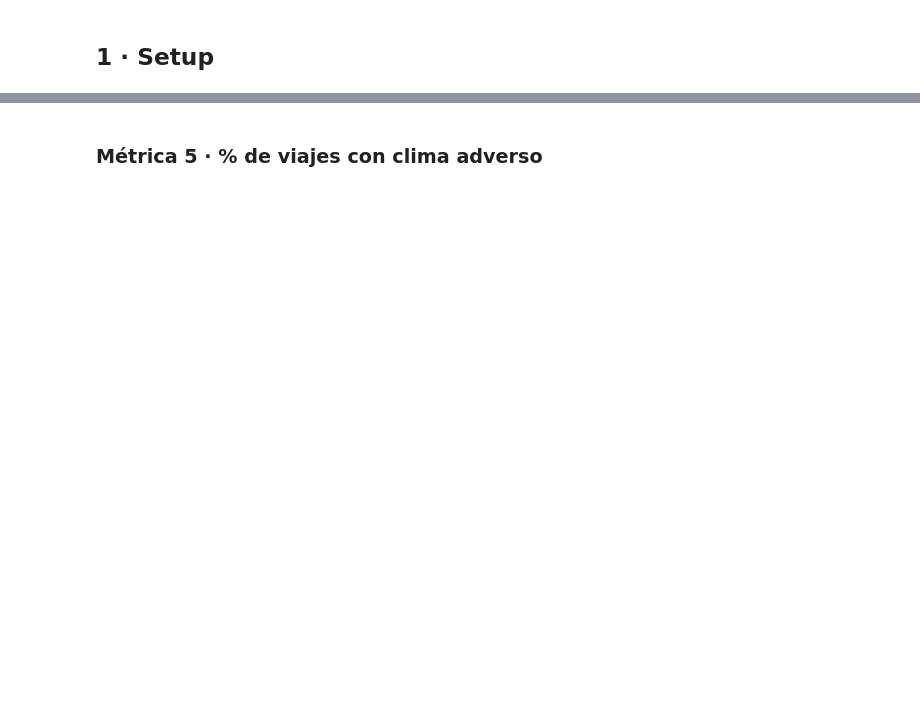
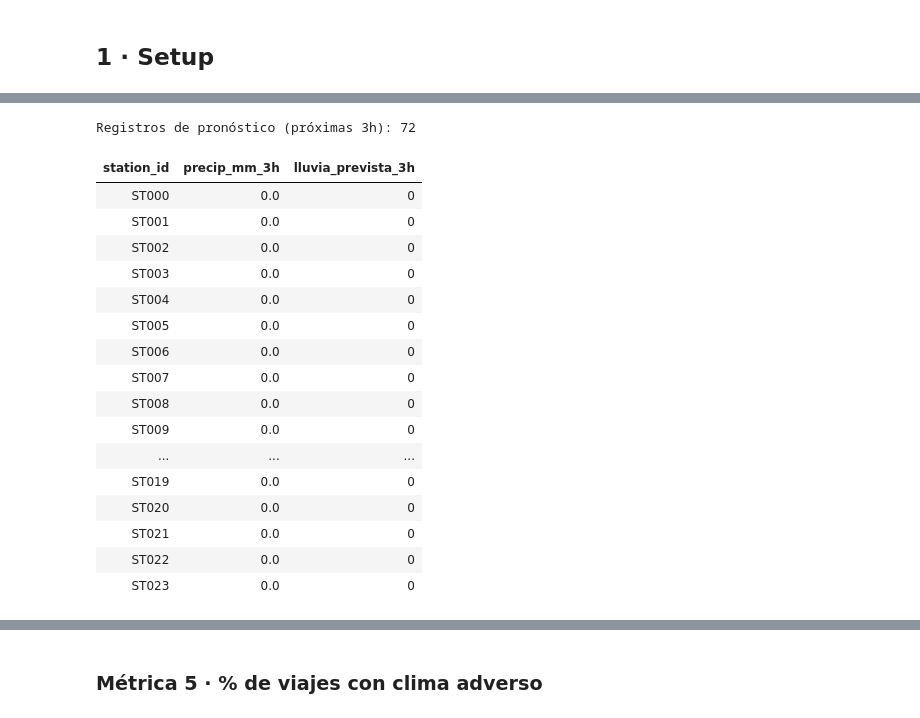
Before and after one commit to karenDelPino/Nexo_Urbano, a Jupyter notebook: 03-databricks/03_databricks.ipynb, the cells around one changed output, grey strips where cells are left out. Saved outputs shown, nothing was run; the diff lists cells and outputs as text; code cells hidden in the pictures; blank space fills up the shorter version.

```diff
--- a/03-databricks/03_databricks.ipynb
+++ b/03-databricks/03_databricks.ipynb
@@ -759,0 +418,64 @@ except Exception as e:
+# %%
+from zoneinfo import ZoneInfo
+
+# ===== M14 · Pregunta 1 (parte 1): pronóstico de lluvia, próximas 3h =====
+
+def pronostico_proximas_3h(estaciones, tz):
+    tz_info = ZoneInfo(tz)
+    ahora = datetime.now(tz_info).replace(tzinfo=None)  # hora local real de Bs As, sin tzinfo para comparar con Open-Meteo
+    hoy = ahora.strftime("%Y-%m-%d")
+    manana = (ahora + timedelta(days=1)).strftime("%Y-%m-%d")  # por si el rango cruza la medianoche
+
+    registros = []
+    for est in estaciones:
+        url, endpoint = url_open_meteo(est["lat"], est["lon"], hoy, manana, tz)
+        data, err = http_get_json(url, reintentos=2)
+        if err:
+            print(f"[{est['station_id']}] ERROR pronóstico: {err}")
+            continue
+
+        h = data.get("hourly", {})
+        horas = h.get("time", [])
+
+        for i, ts_str in enumerate(horas):
+            ts = datetime.fromisoformat(ts_str)
+            if ahora <= ts <= ahora + timedelta(hours=3):
+                registros.append({
+                    "station_id": est["station_id"],
+                    "ts_pronostico": ts_str,
+                    "precip_mm": h["precipitation"][i],
+                    "weather_code": h["weather_code"][i],
+                })
+
+    return registros
+
+
+registros_pronostico = pronostico_proximas_3h(ESTACIONES, P["tz"])
+print(f"Registros de pronóstico (próximas 3h): {len(registros_pronostico)}")
+
+df_pronostico = (spark.createDataFrame(registros_pronostico)
+    .withColumn("lluvia_prevista", F.col("weather_code") >= 51)
+    .groupBy("station_id")
+    .agg(F.sum("precip_mm").alias("precip_mm_3h"),
+         F.max(F.col("lluvia_prevista").cast("int")).alias("lluvia_prevista_3h")))
+
+mostrar(df_pronostico)
+# %% [output]
+Registros de pronóstico (próximas 3h): 72
+| station_id | precip_mm_3h | lluvia_prevista_3h |
+| ST000 | 0.0 | 0 |
+| ST001 | 0.0 | 0 |
+| ST002 | 0.0 | 0 |
+| ST003 | 0.0 | 0 |
+| ST004 | 0.0 | 0 |
+| ST005 | 0.0 | 0 |
+| ST006 | 0.0 | 0 |
+| ST007 | 0.0 | 0 |
+| ST008 | 0.0 | 0 |
+| ST009 | 0.0 | 0 |
+| ... | ... | ... |
+| ST019 | 0.0 | 0 |
+| ST020 | 0.0 | 0 |
+| ST021 | 0.0 | 0 |
+| ST022 | 0.0 | 0 |
+| ST023 | 0.0 | 0 |
```
Also changed, not shown: parts of 59 cells of this notebook, 2 other files.
